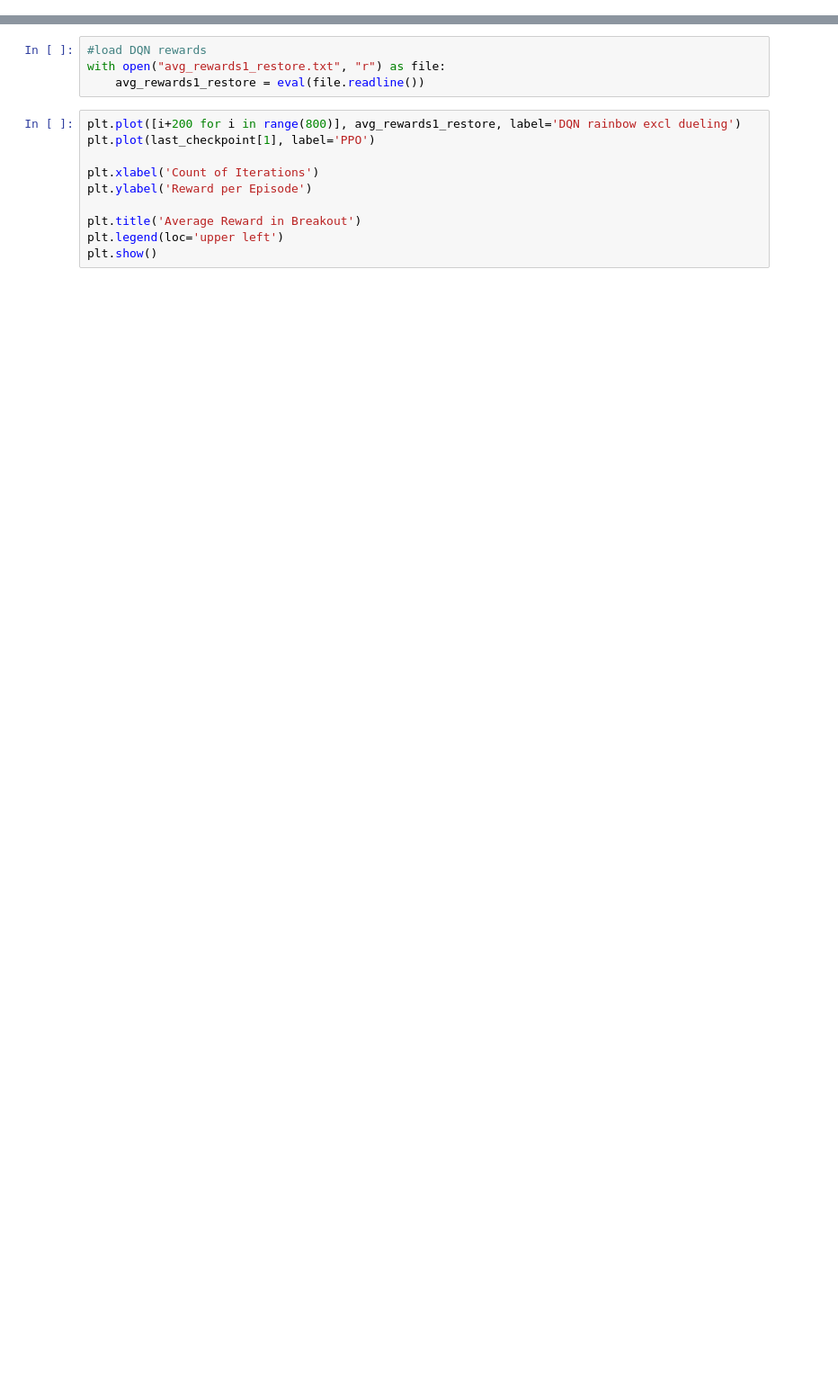
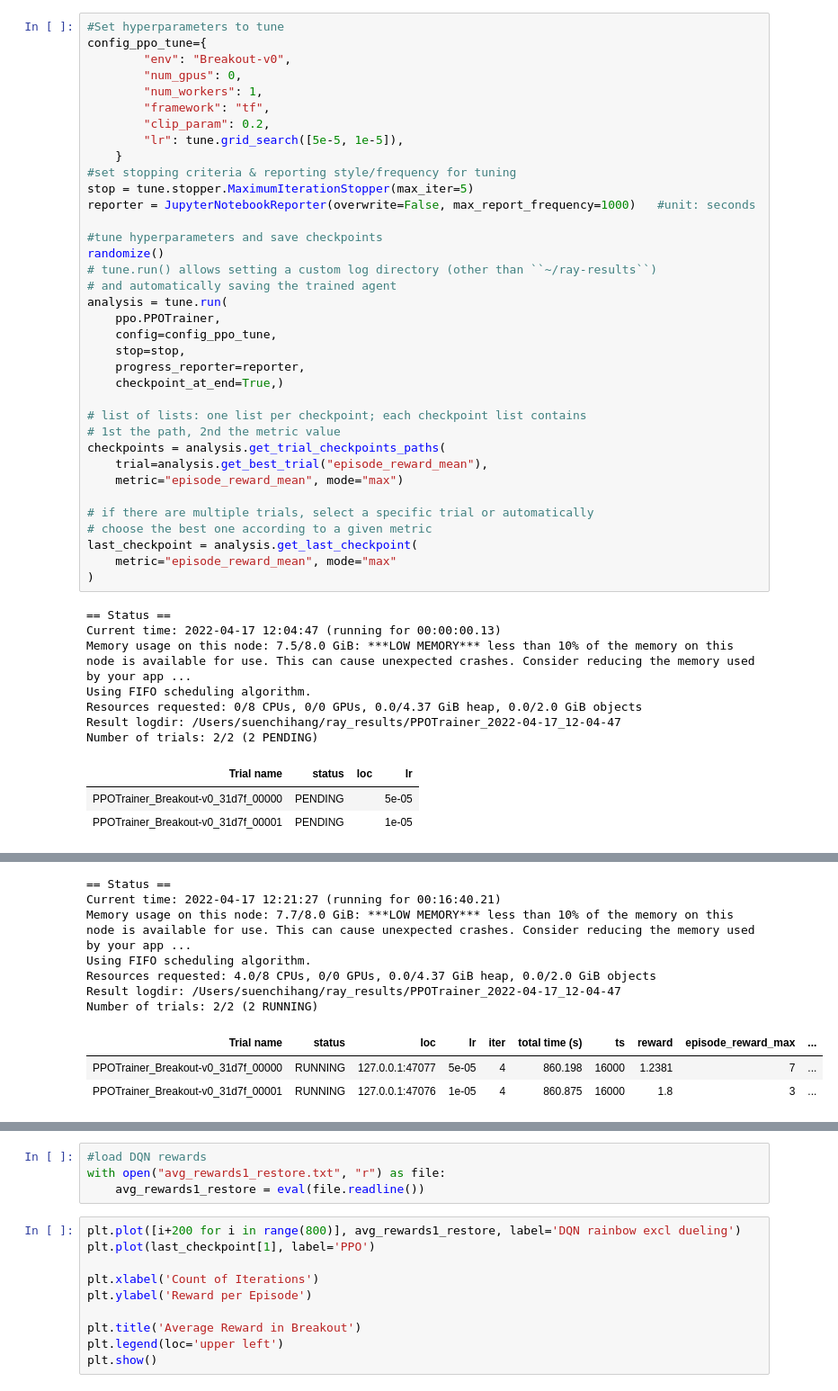
Before and after one commit to chihangs/Atari-game, a Jupyter notebook: PPO.ipynb, the cells around one changed output, grey strips where cells are left out. Shown at 90% size. Drawn from its saved outputs; the diff is of its cells as text; blank space fills up the shorter version.

```diff
--- a/PPO.ipynb
+++ b/PPO.ipynb
@@ -100,0 +416,47 @@ last_checkpoint[1]
+# %%
+#Set hyperparameters to tune
+config_ppo_tune={
+        "env": "Breakout-v0",
+        "num_gpus": 0,
+        "num_workers": 1,
+        "framework": "tf",
+        "clip_param": 0.2,
+        "lr": tune.grid_search([5e-5, 1e-5]),
+    }
+#set stopping criteria & reporting style/frequency for tuning
+stop = tune.stopper.MaximumIterationStopper(max_iter=5)
+reporter = JupyterNotebookReporter(overwrite=False, max_report_frequency=1000)   #unit: seconds
+
+#tune hyperparameters and save checkpoints
+randomize()
+# tune.run() allows setting a custom log directory (other than ``~/ray-results``)
+# and automatically saving the trained agent
+analysis = tune.run(
+    ppo.PPOTrainer,
+    config=config_ppo_tune,
+    stop=stop,
+    progress_reporter=reporter,
+    checkpoint_at_end=True,)
+
+# list of lists: one list per checkpoint; each checkpoint list contains
+# 1st the path, 2nd the metric value
+checkpoints = analysis.get_trial_checkpoints_paths(
+    trial=analysis.get_best_trial("episode_reward_mean"),
+    metric="episode_reward_mean", mode="max")
+
+# if there are multiple trials, select a specific trial or automatically
+# choose the best one according to a given metric
+last_checkpoint = analysis.get_last_checkpoint(
+    metric="episode_reward_mean", mode="max"
+)
+# %% [output]
+== Status ==
+Current time: 2022-04-17 12:04:47 (running for 00:00:00.13)
+Memory usage on this node: 7.5/8.0 GiB: ***LOW MEMORY*** less than 10% of the memory on this node is available for use. This can cause unexpected crashes. Consider reducing the memory used by your app ...
+Using FIFO scheduling algorithm.
+Resources requested: 0/8 CPUs, 0/0 GPUs, 0.0/4.37 GiB heap, 0.0/2.0 GiB objects
+Result logdir: /Users/suenchihang/ray_results/PPOTrainer_2022-04-17_12-04-47
+Number of trials: 2/2 (2 PENDING)
+| Trial name | status | loc | lr |
+| PPOTrainer_Breakout-v0_31d7f_00000 | PENDING |  | 5e-05 |
+| PPOTrainer_Breakout-v0_31d7f_00001 | PENDING |  | 1e-05 |
@@ -100,0 +492,10 @@ last_checkpoint[1]
+== Status ==
+Current time: 2022-04-17 12:21:27 (running for 00:16:40.21)
+Memory usage on this node: 7.7/8.0 GiB: ***LOW MEMORY*** less than 10% of the memory on this node is available for use. This can cause unexpected crashes. Consider reducing the memory used by your app ...
+Using FIFO scheduling algorithm.
+Resources requested: 4.0/8 CPUs, 0/0 GPUs, 0.0/4.37 GiB heap, 0.0/2.0 GiB objects
+Result logdir: /Users/suenchihang/ray_results/PPOTrainer_2022-04-17_12-04-47
+Number of trials: 2/2 (2 RUNNING)
+| Trial name | status | loc | lr | iter | total time (s) | ts | reward | episode_reward_max | ... |
+| PPOTrainer_Breakout-v0_31d7f_00000 | RUNNING | 127.0.0.1:47077 | 5e-05 | 4 | 860.198 | 16000 | 1.2381 | 7 | ... |
+| PPOTrainer_Breakout-v0_31d7f_00001 | RUNNING | 127.0.0.1:47076 | 1e-05 | 4 | 860.875 | 16000 | 1.8 | 3 | ... |
```
Also changed, not shown: parts of 18 cells of this notebook.
